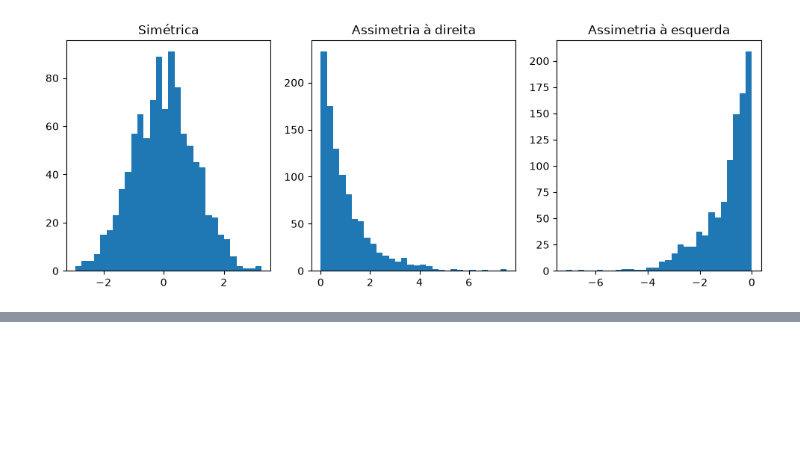
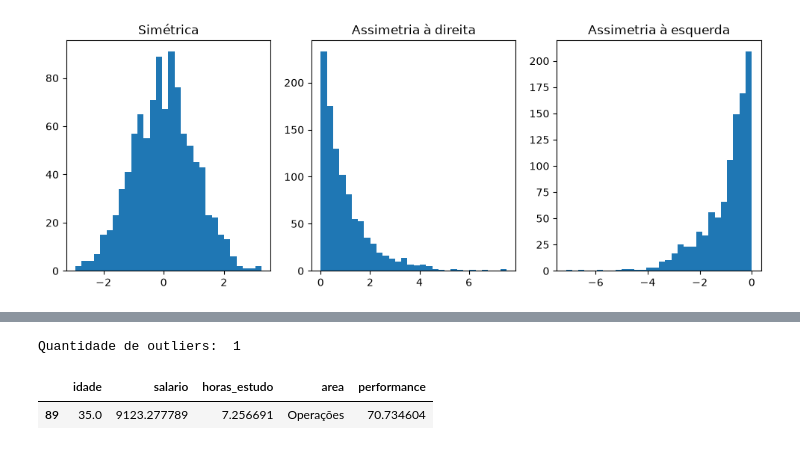
Before and after one commit to ArthurPMachado/statistics-ftr, a Jupyter notebook: fundamentals.ipynb, the cells around one changed output, grey strips where cells are left out. Cells and saved outputs as stored; diff of their text form; code cells hidden in the pictures; blank space fills up the shorter version.

```diff
--- a/fundamentals.ipynb
+++ b/fundamentals.ipynb
@@ -224,0 +254,16 @@ plt.show()
+# %%
+q1 = dataframe["salario"].quantile(0.25)
+q3 = dataframe["salario"].quantile(0.75)
+iqr = q3 - q1
+
+limite_inferior = q1 - 1.5 * iqr
+limite_superior = q3 + 1.5 * iqr
+
+outliers = dataframe[(dataframe["salario"] < limite_inferior) | (dataframe["salario"] > limite_superior)]
+
+print("Quantidade de outliers: ", len(outliers))
+outliers.head()
+# %% [output]
+Quantidade de outliers:  1
+|  | idade | salario | horas_estudo | area | performance |
+| 89 | 35.0 | 9123.277789 | 7.256691 | Operações | 70.734604 |
```
Also changed, not shown: parts of 5 cells of this notebook.
